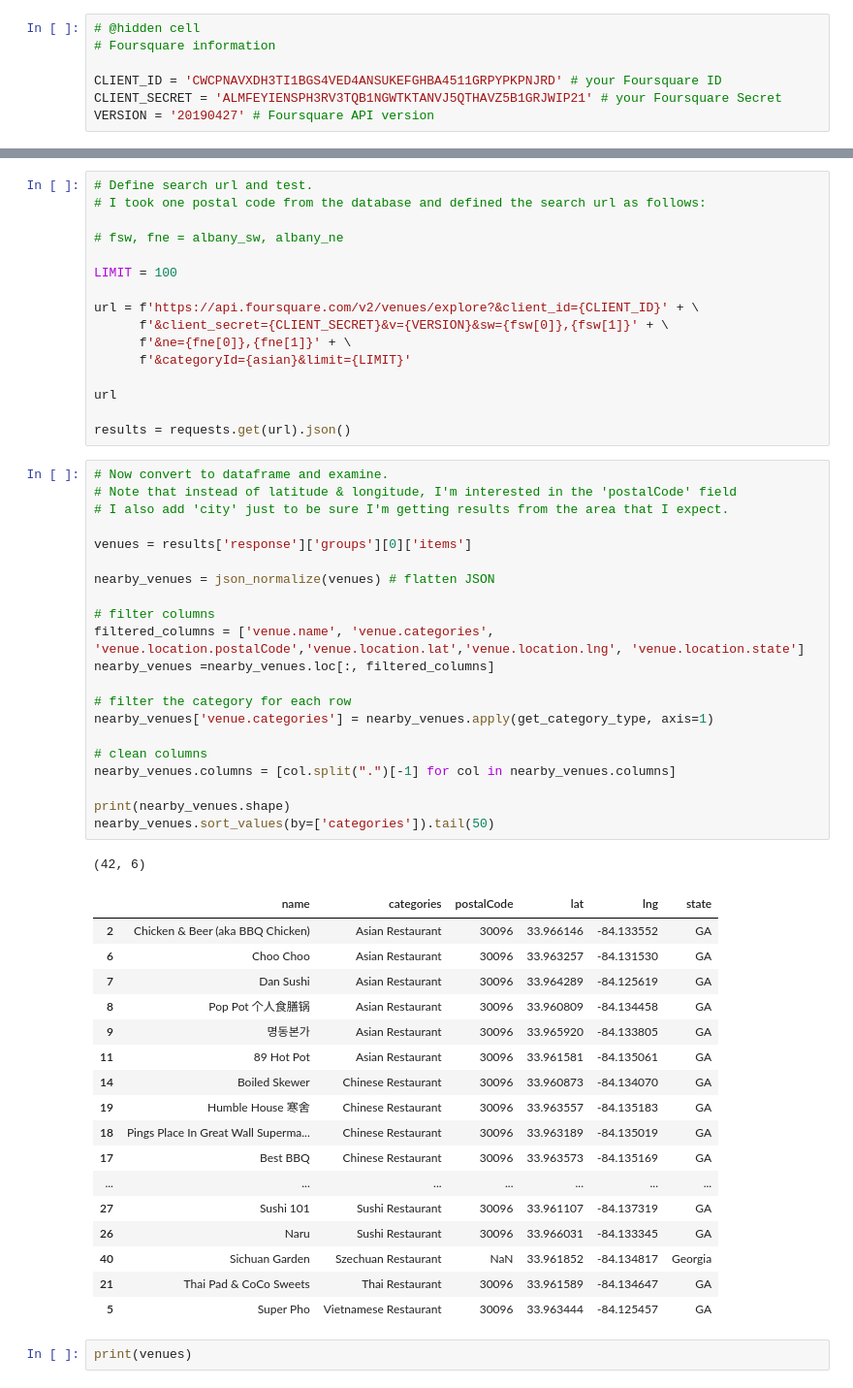
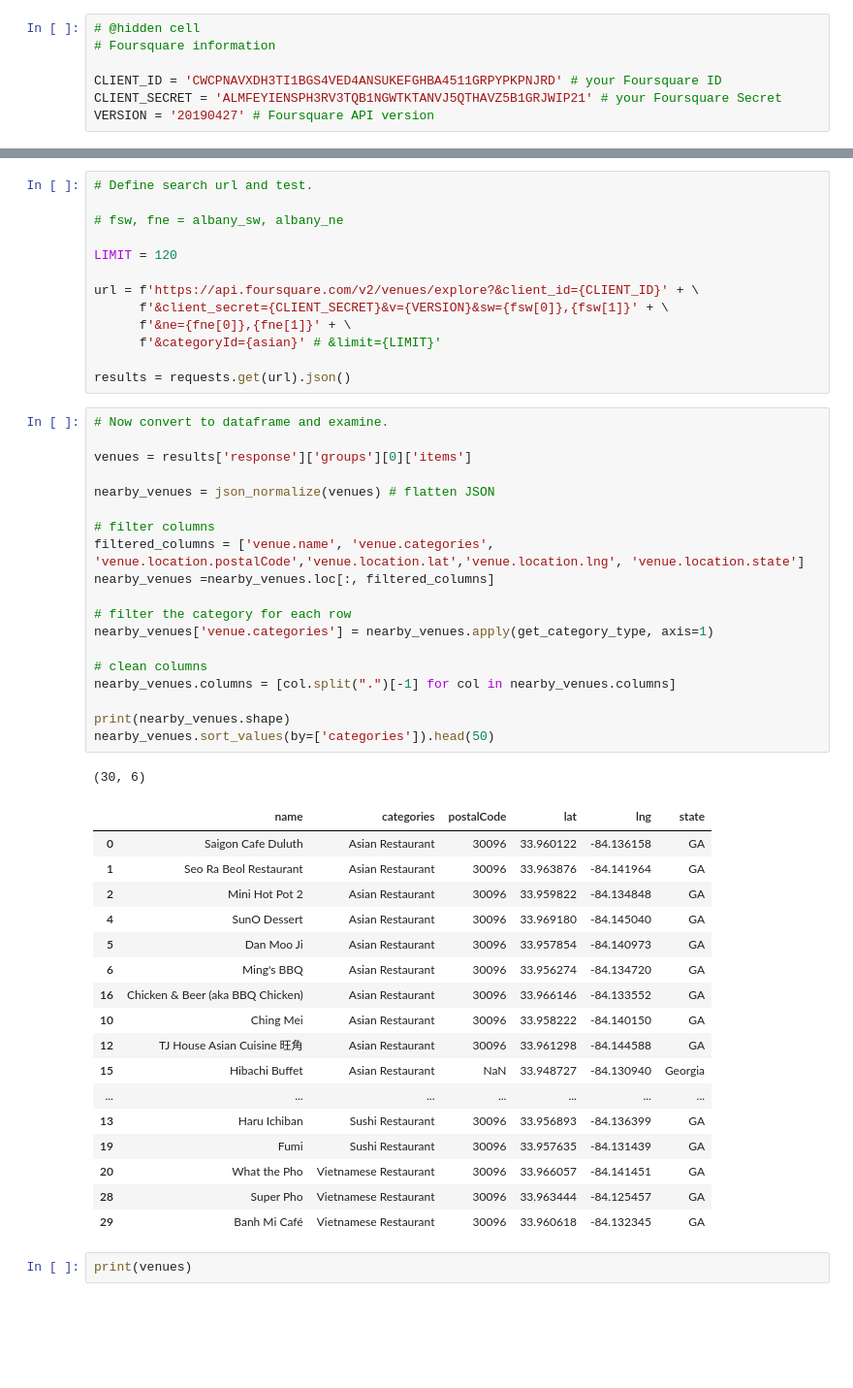
Before and after one commit to JamesDCage/Final-Week-0, a Jupyter notebook: Final Week 0 Foursquare Exploration.ipynb, the cells around one changed output, grey strips where cells are left out. Shown at 97% size. Saved outputs shown, nothing was run; the diff lists cells and outputs as text; blank space fills up the shorter version.

```diff
--- a/Final Week 0 Foursquare Exploration.ipynb
+++ b/Final Week 0 Foursquare Exploration.ipynb
@@ -75,60 +71,55 @@ asian = '4bf58dd8d48988d142941735'
 # Indian restaurant (not sub category of above) 4bf58dd8d48988d10f941735
 # %%
 # Define search url and test.
-# I took one postal code from the database and defined the search url as follows:
 
 # fsw, fne = albany_sw, albany_ne
 
-LIMIT = 100
+LIMIT = 120
 
 url = f'https://api.foursquare.com/v2/venues/explore?&client_id={CLIENT_ID}' + \
       f'&client_secret={CLIENT_SECRET}&v={VERSION}&sw={fsw[0]},{fsw[1]}' + \
       f'&ne={fne[0]},{fne[1]}' + \
-      f'&categoryId={asian}&limit={LIMIT}'
-
-url
+      f'&categoryId={asian}' # &limit={LIMIT}'
 
 results = requests.get(url).json()
 # %%
 # Now convert to dataframe and examine.
-# Note that instead of latitude & longitude, I'm interested in the 'postalCode' field
-# I also add 'city' just to be sure I'm getting results from the area that I expect.
 
 venues = results['response']['groups'][0]['items']
 
 nearby_venues = json_normalize(venues) # flatten JSON
 
 # filter columns
 filtered_columns = ['venue.name', 'venue.categories', 'venue.location.postalCode','venue.location.lat','venue.location.lng', 'venue.location.state']
 nearby_venues =nearby_venues.loc[:, filtered_columns]
 
 # filter the category for each row
 nearby_venues['venue.categories'] = nearby_venues.apply(get_category_type, axis=1)
 
 # clean columns
 nearby_venues.columns = [col.split(".")[-1] for col in nearby_venues.columns]
 
 print(nearby_venues.shape)
-nearby_venues.sort_values(by=['categories']).tail(50)
+nearby_venues.sort_values(by=['categories']).head(50)
 # %% [output]
-(42, 6)
+(30, 6)
 |  | name | categories | postalCode | lat | lng | state |
-| 2 | Chicken & Beer (aka BBQ Chicken) | Asian Restaurant | 30096 | 33.966146 | -84.133552 | GA |
-| 6 | Choo Choo | Asian Restaurant | 30096 | 33.963257 | -84.131530 | GA |
-| 7 | Dan Sushi | Asian Restaurant | 30096 | 33.964289 | -84.125619 | GA |
-| 8 | Pop Pot 个人食膳锅 | Asian Restaurant | 30096 | 33.960809 | -84.134458 | GA |
-| 9 | 명동본가 | Asian Restaurant | 30096 | 33.965920 | -84.133805 | GA |
-| 11 | 89 Hot Pot | Asian Restaurant | 30096 | 33.961581 | -84.135061 | GA |
-| 14 | Boiled Skewer | Chinese Restaurant | 30096 | 33.960873 | -84.134070 | GA |
-| 19 | Humble House 寒舍 | Chinese Restaurant | 30096 | 33.963557 | -84.135183 | GA |
-| 18 | Pings Place In Great Wall Superma... | Chinese Restaurant | 30096 | 33.963189 | -84.135019 | GA |
-| 17 | Best BBQ | Chinese Restaurant | 30096 | 33.963573 | -84.135169 | GA |
+| 0 | Saigon Cafe Duluth | Asian Restaurant | 30096 | 33.960122 | -84.136158 | GA |
+| 1 | Seo Ra Beol Restaurant | Asian Restaurant | 30096 | 33.963876 | -84.141964 | GA |
+| 2 | Mini Hot Pot 2 | Asian Restaurant | 30096 | 33.959822 | -84.134848 | GA |
+| 4 | SunO Dessert | Asian Restaurant | 30096 | 33.969180 | -84.145040 | GA |
+| 5 | Dan Moo Ji | Asian Restaurant | 30096 | 33.957854 | -84.140973 | GA |
+| 6 | Ming's BBQ | Asian Restaurant | 30096 | 33.956274 | -84.134720 | GA |
+| 16 | Chicken & Beer (aka BBQ Chicken) | Asian Restaurant | 30096 | 33.966146 | -84.133552 | GA |
+| 10 | Ching Mei | Asian Restaurant | 30096 | 33.958222 | -84.140150 | GA |
+| 12 | TJ House Asian Cuisine 旺角 | Asian Restaurant | 30096 | 33.961298 | -84.144588 | GA |
+| 15 | Hibachi Buffet | Asian Restaurant | NaN | 33.948727 | -84.130940 | Georgia |
 | ... | ... | ... | ... | ... | ... | ... |
-| 27 | Sushi 101 | Sushi Restaurant | 30096 | 33.961107 | -84.137319 | GA |
-| 26 | Naru | Sushi Restaurant | 30096 | 33.966031 | -84.133345 | GA |
-| 40 | Sichuan Garden | Szechuan Restaurant | NaN | 33.961852 | -84.134817 | Georgia |
-| 21 | Thai Pad & CoCo Sweets | Thai Restaurant | 30096 | 33.961589 | -84.134647 | GA |
-| 5 | Super Pho | Vietnamese Restaurant | 30096 | 33.963444 | -84.125457 | GA |
+| 13 | Haru Ichiban | Sushi Restaurant | 30096 | 33.956893 | -84.136399 | GA |
+| 19 | Fumi | Sushi Restaurant | 30096 | 33.957635 | -84.131439 | GA |
+| 20 | What the Pho | Vietnamese Restaurant | 30096 | 33.966057 | -84.141451 | GA |
+| 28 | Super Pho | Vietnamese Restaurant | 30096 | 33.963444 | -84.125457 | GA |
+| 29 | Banh Mi Café | Vietnamese Restaurant | 30096 | 33.960618 | -84.132345 | GA |
 # %%
 print(venues)
 # %% [output]
```
Also changed, not shown: parts of 3 cells of this notebook.
